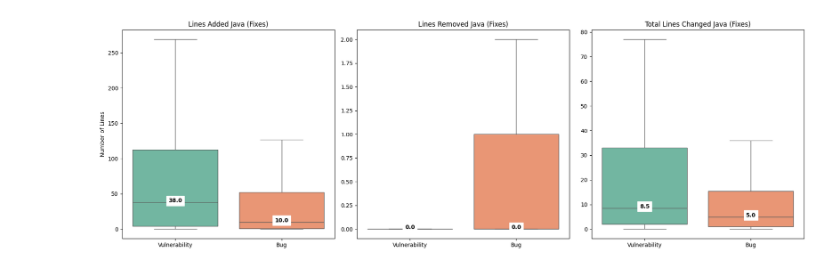
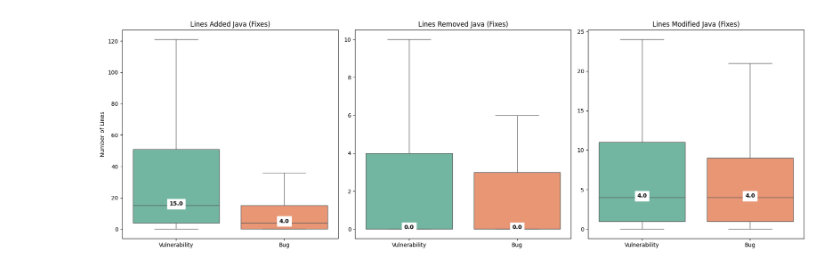
Before and after one commit to zaryanz/churn-bugs-vulns, a Jupyter notebook: notebooks/03_rq1_analysis.ipynb, the cells around one changed output. Saved outputs shown, nothing was run; the diff lists cells and outputs as text; code cells hidden in the pictures.

Commit message:
feat: finalized diffstat and string matching jupyter notebooks

```diff
--- a/notebooks/03_rq1_analysis.ipynb
+++ b/notebooks/03_rq1_analysis.ipynb
@@ -155,20 +77,16 @@ plt.show()
 # TOSEM
 import pandas as pd
 
-# 1. Load the manual vulnerability dataset
-df_vuln_java = pd.read_csv('../data/intermediate/java_vuln_manual.csv')
+df_vuln_java = pd.read_csv('../data/intermediate/churn_tosem.csv')
 
-# 2. Group by Type (VFC/VIC) and calculate stats
 metrics = ['lines_added', 'lines_removed', 'lines_modified']
-vuln_stats = df_vuln_java.groupby('Type')[metrics].agg(['median', 'mean', 'count'])
+vuln_stats = df_vuln_java.groupby('commit_role')[metrics].agg(['median', 'mean', 'count'])
 
 print("Java Vulnerability Statistics (Manual TOSEM):")
 print(vuln_stats.round(2))
 
-# 3. Preparation for Plotting
-# We make a copy specifically for the "Fixes" comparison plot
-# and ensure the 'Group' label matches the style of your other sets
-df_java_vfc_only = df_vuln_java[df_vuln_java['Type'] == 'VFC'].copy()
+df_java_vfc_only = df_vuln_java[df_vuln_java['commit_role'] == 'VFC'].copy()
+df_java_vic_only = df_vuln_java[df_vuln_java['commit_role'] == 'VIC'].copy()
 df_java_vfc_only['Group'] = 'Java Vulnerability (Manual)'
 # %% [output]
 Java Vulnerability Statistics (Manual TOSEM):
@@ -187,22 +105,15 @@ VIC   258.51    94
 # DS_APACHE
 import pandas as pd
 
-# 1. Load the datasets
-df_churn_java = pd.read_csv('../data/intermediate/churn_ds_apache.csv')
-df_labels = pd.read_csv('../data/intermediate/commits_ds_apache.csv')
+df_bug_java = pd.read_csv('../data/intermediate/churn_ds_apache.csv')
 
-# 2. Merge the datasets on 'commit_id'
-df_bug_java = pd.merge(df_labels, df_churn_java, on='commit_id', how='inner')
-
-# 3. Define Metrics (Aligning with the Vulnerability dataset)
-df_bug_java['lines_added'] = df_bug_java['num_lines_added']
-df_bug_java['lines_removed'] = df_bug_java['num_lines_deleted']
-df_bug_java['lines_modified'] = df_bug_java['num_lines_modified']
+df_bug_java['lines_added'] = df_bug_java['lines_added']
+df_bug_java['lines_removed'] = df_bug_java['lines_deleted']
+df_bug_java['lines_modified'] = df_bug_java['lines_modified']
 
 df_bug_java['Dataset'] = 'Bug'
 df_bug_java['Type'] = df_bug_java['commit_role'].map({'BIC': 'Inducing', 'BFC': 'Fixing'})
 
-# 4. Group by commit_role and calculate stats for all three metrics
 metrics = ['lines_added', 'lines_removed', 'lines_modified']
 stats = df_bug_java.groupby('commit_role')[metrics].agg(['median', 'mean', 'count'])
 
@@ -210,8 +121,8 @@ print("Bug Statistics (DS_APACHE):")
 print(stats.round(2))
 
 df_java_bfc_only = df_bug_java[df_bug_java['commit_role'] == 'BFC'].copy()
+df_java_bic_only = df_bug_java[df_bug_java['commit_role'] == 'BIC'].copy()
 
-# 5. Optional: Average Files Changed
 files_stats = df_bug_java.groupby('commit_role')['files_changed'].mean()
 print("\nAverage Files Changed:")
 print(files_stats)
@@ -284,39 +205,37 @@ import seaborn as sns
 import matplotlib.pyplot as plt
 import pandas as pd
 
-# Use the DataFrames you already have for Java fixes
 df_v = df_java_vfc_only.copy()
 df_b = df_java_bfc_only.copy()
 
-# Ensure labels match for the X-axis
 df_v['Dataset'] = 'Vulnerability'
 df_b['Dataset'] = 'Bug'
 
 df_java_comp = pd.concat([df_v, df_b])
 
 fig, axes = plt.subplots(1, 3, figsize=(18, 6), sharey=False) # sharey=False can help if Added is much larger than Removed
 
 metrics = ['lines_added', 'lines_removed', 'lines_modified']
-titles = ['Lines Added Java (Fixes)', 'Lines Removed Java (Fixes)', 'Total Lines Changed Java (Fixes)']
+titles = ['Lines Added Java (Fixes)', 'Lines Removed Java (Fixes)', 'Lines Modified Java (Fixes)']
 
 for i, m in enumerate(metrics):
     ax = axes[i]
     sns.boxplot(data=df_java_comp, x='Dataset', y=m, hue='Dataset',
                 ax=ax, showfliers=False, palette="Set2", legend=False)
 
     # Add Median Labels
     medians = df_java_comp.groupby('Dataset')[m].median()
     for xtick in range(len(ax.get_xticklabels())):
         ds_name = ax.get_xticklabels()[xtick].get_text()
         m_val = medians[ds_name]
         ax.text(xtick, m_val, f'{m_val:.1f}',
                 ha='center', weight='bold', backgroundcolor='white')
 
     ax.set_title(titles[i])
     ax.set_ylabel('Number of Lines' if i == 0 else '')
     ax.set_xlabel('')
 
 plt.tight_layout()
 plt.show()
 # %% [output]
-[figure, old version]
+[figure, new version]
```
Also changed, not shown: parts of 8 cells of this notebook, 40 other files.
